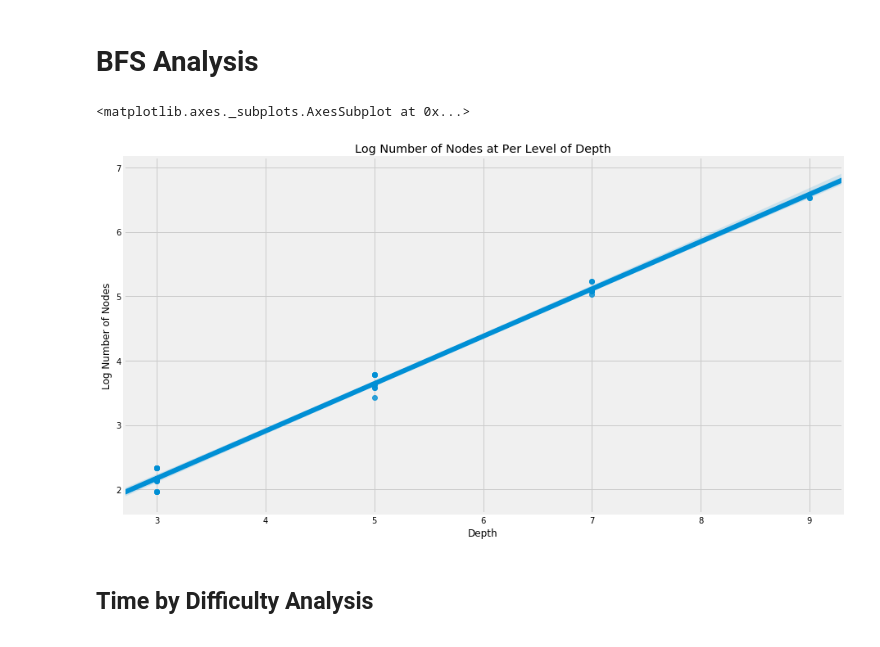
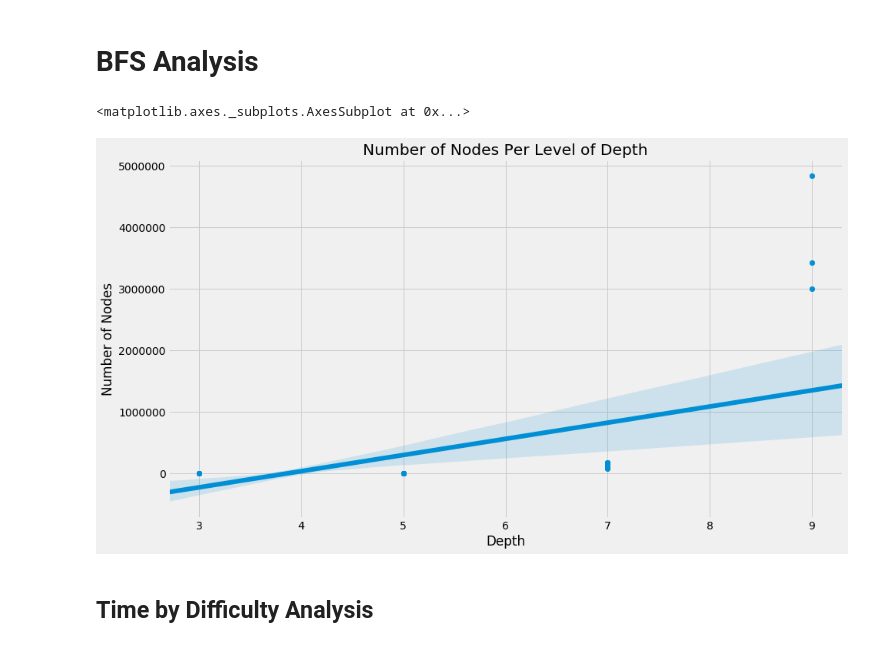
Before and after one commit to zQuantz/NotSudoku, a Jupyter notebook: Analysis.ipynb, the cells around one changed output. Saved outputs shown, nothing was run; the diff lists cells and outputs as text; code cells hidden in the pictures.

```diff
--- a/Analysis.ipynb
+++ b/Analysis.ipynb
@@ -137,0 +143,30 @@ for i in range(2):
+# %%
+aS = []
+bf = []
+for idx in range(len(states)-2):
+    as_df = pd.read_pickle('Data/Stats/h1_mod/state_%d/as.pkl' % idx)
+    bf_df = pd.read_pickle('Data/Stats/h1_mod/state_%d/bf.pkl' % idx)
+    aS.append([as_df.Searches[0], as_df.SolutionLength[0]-1])
+    bf.append([bf_df.Searches[0], bf_df.SolutionLength[0]-1])
+# %%
+aS_df = pd.DataFrame(aS, columns = ['Searches', 'SolutionLength'])
+bf_df = pd.DataFrame(bf, columns = ['Searches', 'SolutionLength'])
+# %%
+fig, ax = plt.subplots(nrows=2, ncols=3, sharey=True, sharex=True, figsize=(20, 14))
+ctr=0
+fig.suptitle('h2_mod - 1-d Manhattan Distance')
+for i in range(2):
+    for j in range(3):
+        idc = [idx for idx in range(len(states)-2) if idx % 6 == ctr]
+        temp_as = aS_df.iloc[idc, :]
+        temp_bf = bf_df.iloc[idc, :]
+        ax[i , j].scatter(temp_as.Searches, temp_as.SolutionLength, label='AStar')
+        ax[i , j].scatter(temp_bf.Searches, temp_bf.SolutionLength, label='BestFirst')
+        ax[i, j].set_xlabel('Number of Searches')
+        ax[i, j].set_ylabel('Solution Path Length')
+        incomplete_as = temp_as[temp_as.Searches == 15000].shape[0]
+        incomplete_bf = temp_bf[temp_bf.Searches == 15000].shape[0]
+        ax[i, j].set_title('Difficulty %d Puzzles (%d vs. %d)'
+                           % (diffs[ctr], incomplete_as, incomplete_bf))
+        ax[i, j].legend()
+        ctr+=1
@@ -140,19 +177,20 @@ for i in range(2):
 # %%
 num_nodes = []
 depth = []
-for file in os.listdir('Data/Stats/bfs')[:]:
+x = np.load('Data/diffs_bfs.npy')
+for i, file in enumerate(os.listdir('Data/Stats/bfs')[:]):
     df = pd.read_pickle('Data/Stats/bfs/%s' % file)
     num_nodes.extend(df.NumNodes.values.tolist())
     depth.extend(df.Depth.values.tolist())
 # %%
 plt.figure(figsize=(14, 8))
-plt.title('Log Number of Nodes at Per Level of Depth')
+plt.title('Number of Nodes Per Level of Depth')
 plt.xlabel('Depth')
-plt.ylabel('Log Number of Nodes')
-sns.regplot(np.array(depth), np.array(np.log10(num_nodes)), data=None)
+plt.ylabel('Number of Nodes')
+sns.regplot(np.array(depth), np.array((num_nodes)), data=None)
 # %% [output]
 <matplotlib.axes._subplots.AxesSubplot at 0x...>
-[figure, old version]
+[figure, new version]
 # %% [markdown]
 ## Time by Difficulty Analysis
 # %%
```
Also changed, not shown: parts of 19 cells of this notebook, 3 other files.
